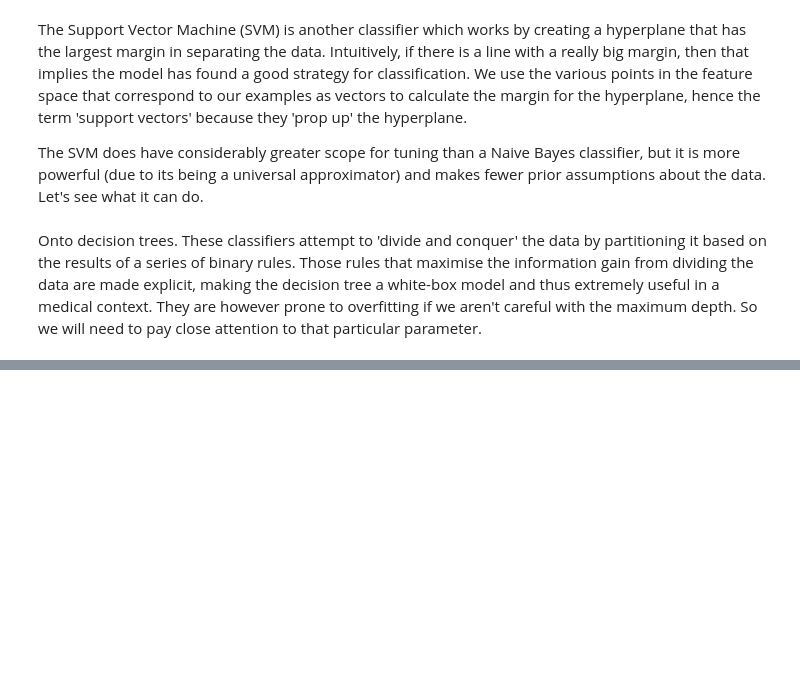
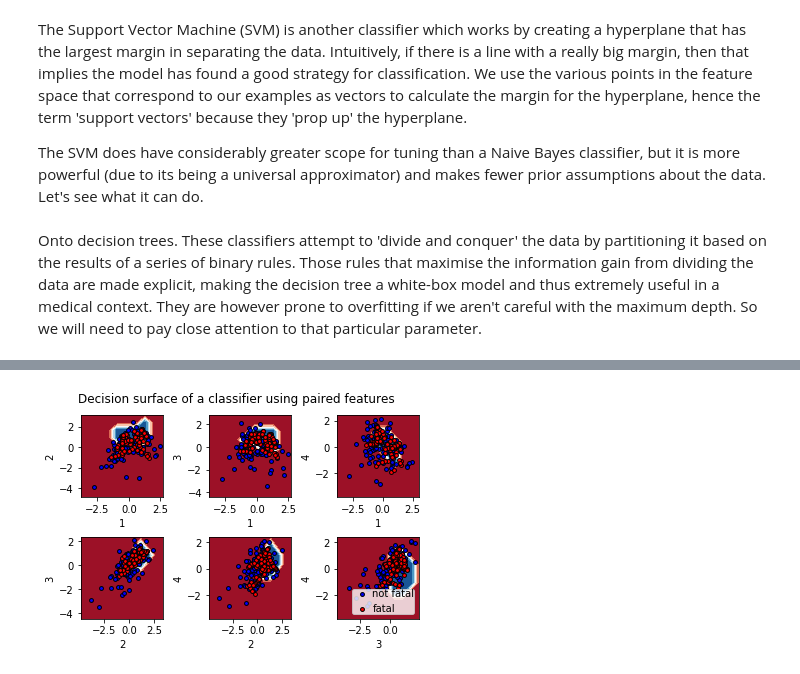
Before and after one commit to danielsoutar/CS4098, a Jupyter notebook: Modelling and Evaluation.ipynb, the cells around one changed output, grey strips where cells are left out. Saved outputs shown, nothing was run; the diff lists cells and outputs as text; code cells hidden in the pictures; blank space fills up the shorter version.

```diff
--- a/Modelling and Evaluation.ipynb
+++ b/Modelling and Evaluation.ipynb
@@ -770,0 +824,12 @@ try_classifier(RandomForestClassifier(max_depth=5))
+# %%
+from sklearn.datasets import load_iris
+
+print(X_smote.shape)
+print(y_smote.shape)
+
+print()
+for i, entry in enumerate(X_smote):
+    X_smote[i] = X_smote[i].astype(int)
+    print(entry)
+    print("###################################################################")
+    print()
@@ -770,0 +864,54 @@ try_classifier(RandomForestClassifier(max_depth=5))
+# %%
+# Load iris data for comparison
+# iris = load_iris()
+
+# # Only take the first two classes
+# iris.data = iris.data[:100]
+# iris.target = iris.target[:100]
+# target_names = iris.target_names
+
+# features = iris.feature_names
+
+for pairidx, pair in enumerate([[0, 1], [0, 2], [0, 3],
+                                    [1, 2], [1, 3], [2, 3]]):
+    # We only take the two corresponding features
+    local_X = X_smote[:, pair]
+    local_y = y_smote
+
+    # Train
+    clf = Pipeline(steps=[("classifier", svm.SVC(probability=True))])
+    clf.fit(local_X, local_y)
+
+    # Plot the decision boundary
+    plt.subplot(2, 3, pairidx + 1)
+
+    x_min, x_max = local_X[:, 0].min() - 1, local_X[:, 0].max() + 1
+    y_min, y_max = local_X[:, 1].min() - 1, local_X[:, 1].max() + 1
+
+    x_step = (x_max - x_min) / 10
+    y_step = (y_max - y_min) / 10
+    plot_step = x_step if x_step < y_step else y_step
+
+    xx, yy = np.meshgrid(np.arange(x_min, x_max, plot_step),
+                         np.arange(y_min, y_max, plot_step))
+    plt.tight_layout(h_pad=0.5, w_pad=0.5, pad=2.5)
+
+    Z = clf.predict(np.c_[xx.ravel(), yy.ravel()])
+    Z = Z.reshape(xx.shape)
+    cs = plt.contourf(xx, yy, Z, cmap=plt.cm.RdBu)
+
+    plt.xlabel(features[pair[0]])
+    plt.ylabel(features[pair[1]])
+
+    # Plot the training points
+    for i, color in zip(range(n_classes), plot_colors):
+        idx = np.where(local_y == i)
+        plt.scatter(local_X[idx, 0], local_X[idx, 1], c=color, label=target_names[i],
+                    cmap=plt.cm.RdBu, edgecolor='black', s=15)
+
+plt.suptitle("Decision surface of a classifier using paired features")
+plt.legend(loc='lower right', borderpad=0, handletextpad=0)
+plt.axis("tight")
+plt.show()
+# %% [output]
+[figure, added]
```
Also changed, not shown: parts of 23 cells of this notebook, 4 other files.
